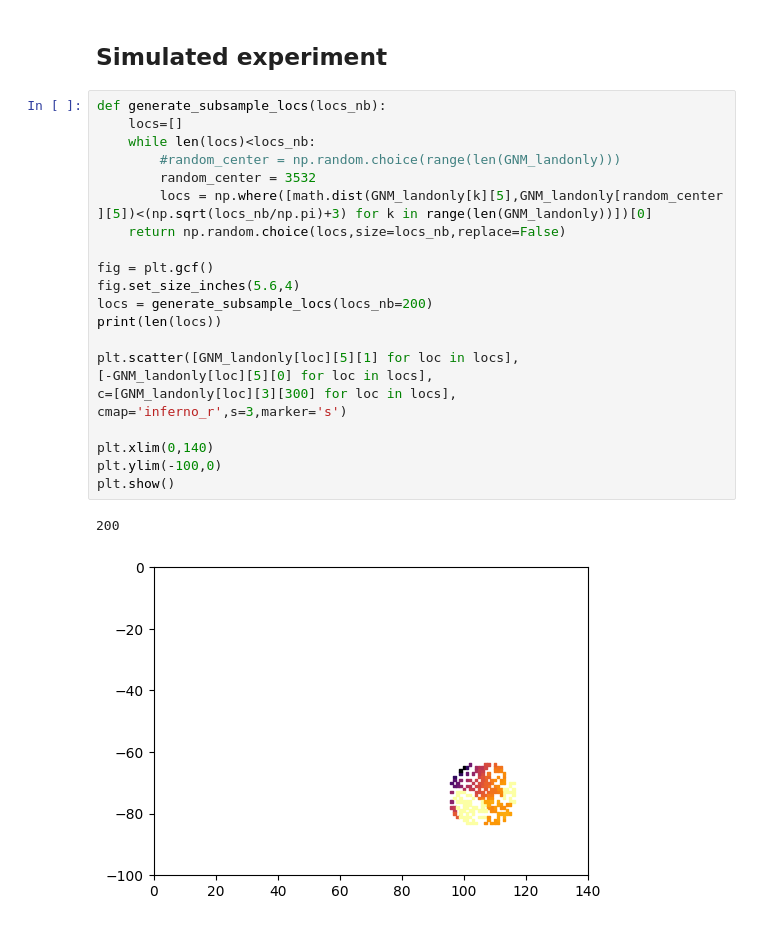
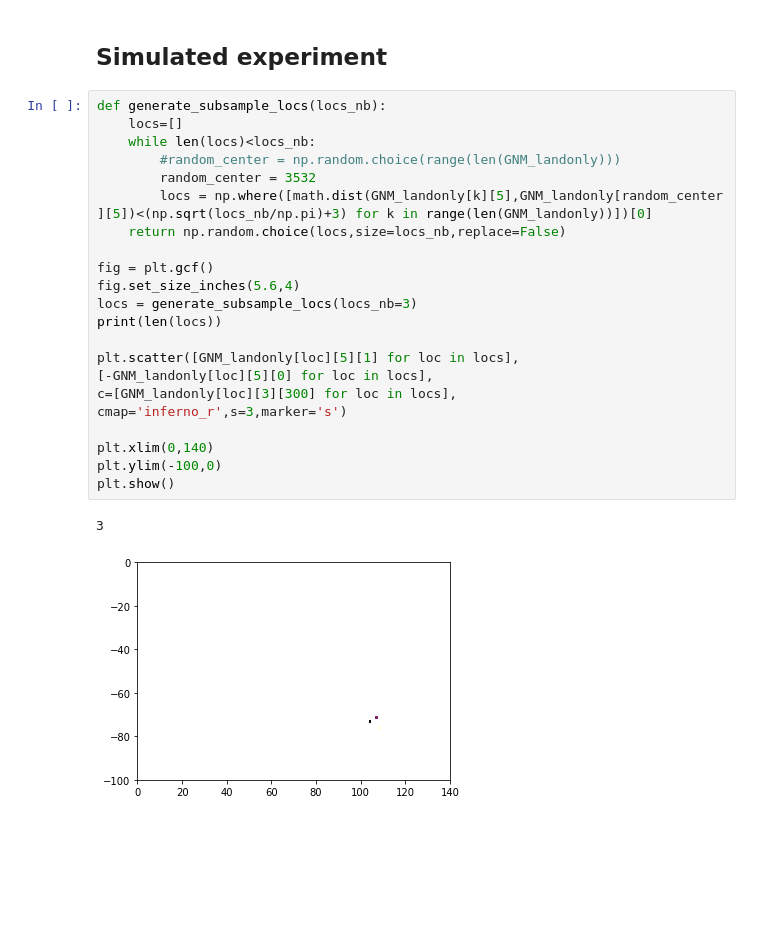
Before and after one commit to Huk-David/SpaDep_VCop, a Jupyter notebook: body/Full_SR_optim.ipynb, the cells around one changed output. Drawn from its saved outputs; the diff is of its cells as text; blank space fills up the shorter version.

```diff
--- a/body/Full_SR_optim.ipynb
+++ b/body/Full_SR_optim.ipynb
@@ -245,25 +246,25 @@ censor_levels_u = scs.norm.cdf(censor_levels_di)
 # %%
 def generate_subsample_locs(locs_nb):
     locs=[]
     while len(locs)<locs_nb:
         #random_center = np.random.choice(range(len(GNM_landonly)))
         random_center = 3532
         locs = np.where([math.dist(GNM_landonly[k][5],GNM_landonly[random_center ][5])<(np.sqrt(locs_nb/np.pi)+3) for k in range(len(GNM_landonly))])[0]
     return np.random.choice(locs,size=locs_nb,replace=False)
 
 fig = plt.gcf()
 fig.set_size_inches(5.6,4)
-locs = generate_subsample_locs(locs_nb=200)
+locs = generate_subsample_locs(locs_nb=3)
 print(len(locs))
 
 plt.scatter([GNM_landonly[loc][5][1] for loc in locs],
 [-GNM_landonly[loc][5][0] for loc in locs],
 c=[GNM_landonly[loc][3][300] for loc in locs],
 cmap='inferno_r',s=3,marker='s')
 
 plt.xlim(0,140)
 plt.ylim(-100,0)
 plt.show()
 # %% [output]
-200
+3
-[figure, old version]
+[figure, new version]
```
Also changed, not shown: parts of 17 cells of this notebook.
